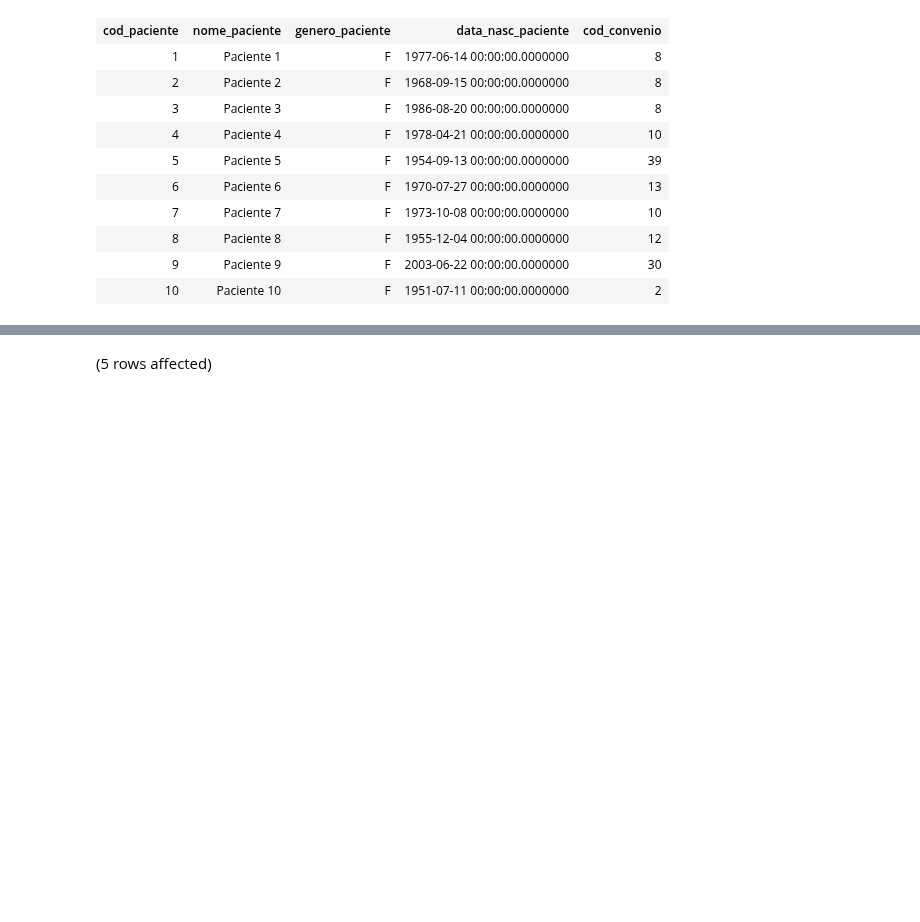
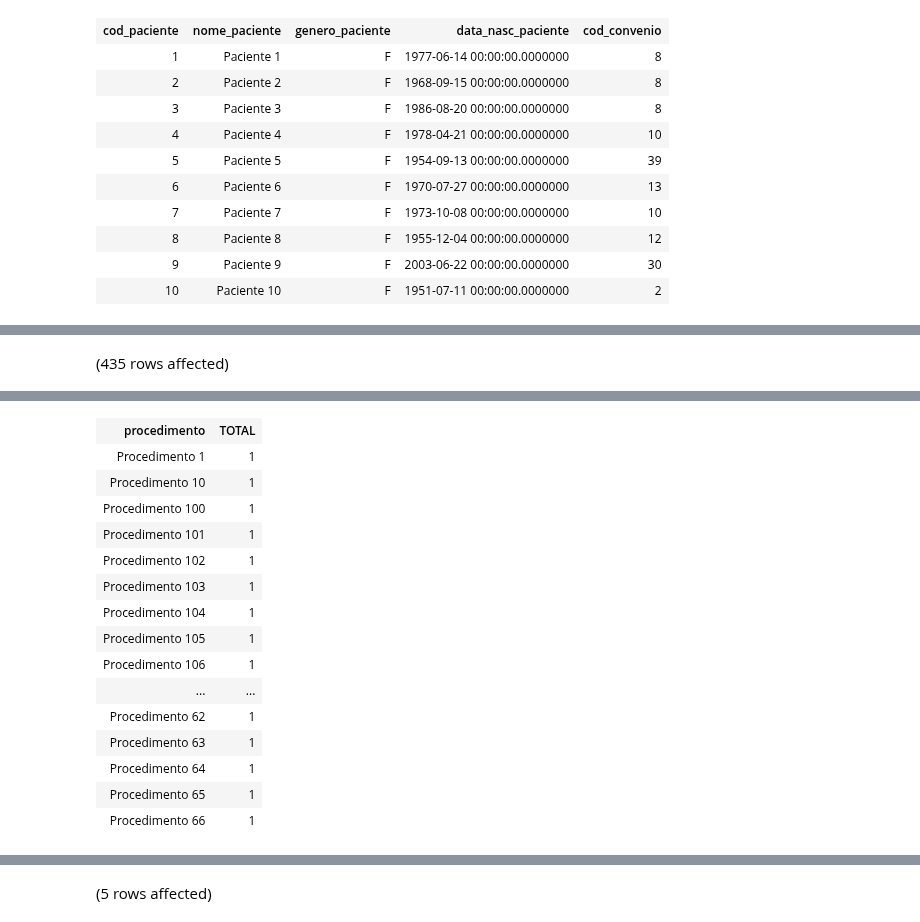
Before and after one commit to AlbertoFAraujo/EDA_Hospitalar, a Jupyter notebook: Xhospital_EDA.ipynb, the cells around one changed output, grey strips where cells are left out. Saved outputs shown, nothing was run; the diff lists cells and outputs as text; code cells hidden in the pictures; blank space fills up the shorter version.

```diff
--- a/Xhospital_EDA.ipynb
+++ b/Xhospital_EDA.ipynb
@@ -116,0 +109,9 @@ Total execution time: 00:00:00.015
+# %%
+SELECT
+    procedimento,
+    COUNT(*) AS TOTAL
+FROM tab_procedimento
+GROUP BY procedimento
+ORDER BY TOTAL DESC
+# %% [output]
+(435 rows affected)
@@ -117,3 +119,19 @@ Total execution time: 00:00:00.015
+| procedimento | TOTAL |
+| Procedimento 1 | 1 |
+| Procedimento 10 | 1 |
+| Procedimento 100 | 1 |
+| Procedimento 101 | 1 |
+| Procedimento 102 | 1 |
+| Procedimento 103 | 1 |
+| Procedimento 104 | 1 |
+| Procedimento 105 | 1 |
+| Procedimento 106 | 1 |
+| ... | ... |
+| Procedimento 62 | 1 |
+| Procedimento 63 | 1 |
+| Procedimento 64 | 1 |
+| Procedimento 65 | 1 |
+| Procedimento 66 | 1 |
 # %% [markdown]
 ![](embedded-picture-1)
 # %%
```
Also changed, not shown: parts of 16 cells of this notebook.
